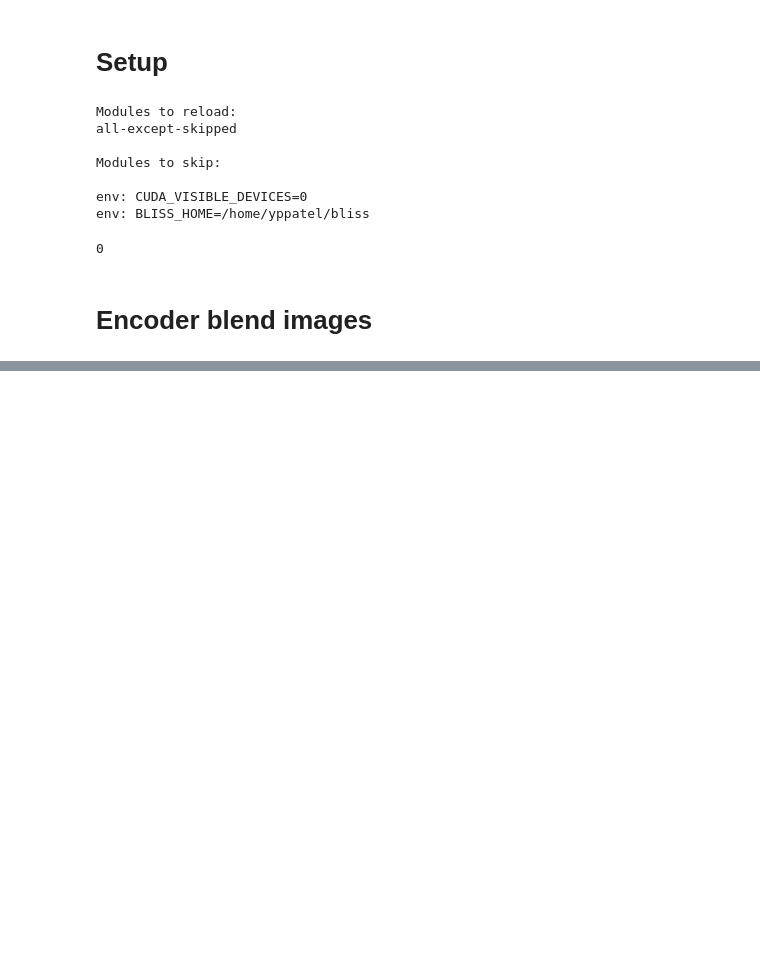
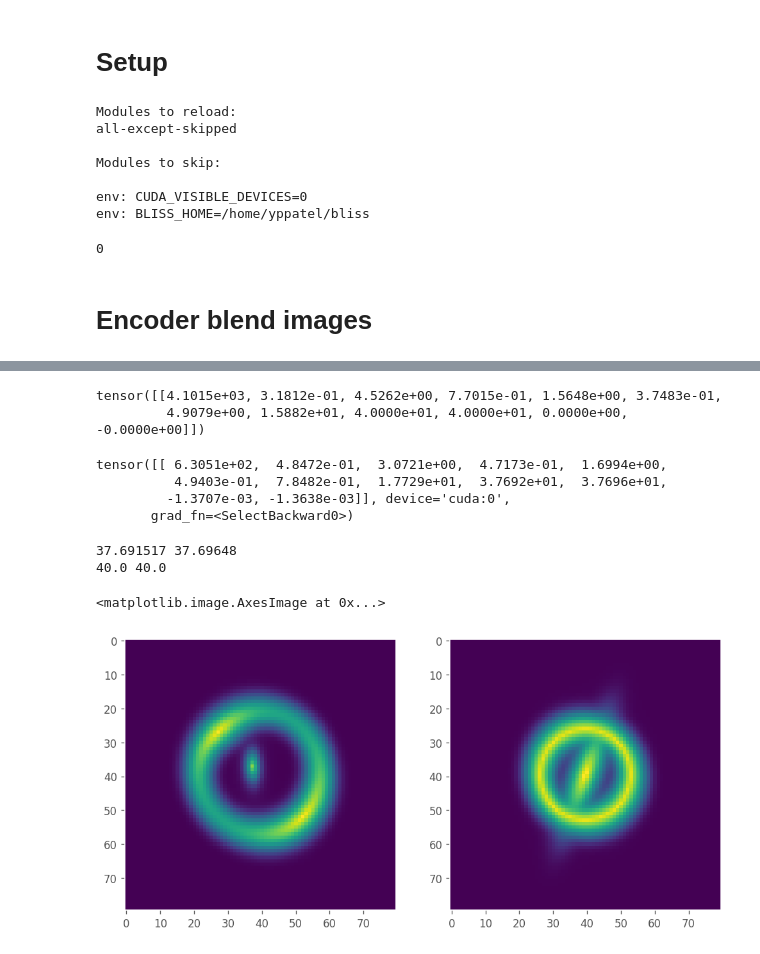
Before and after one commit to yashpatel5400/bliss, a Jupyter notebook: case_studies/substructure/eval.ipynb, the cells around one changed output, grey strips where cells are left out. Drawn from its saved outputs; the diff is of its cells as text; code cells hidden in the pictures; blank space fills up the shorter version.

Commit message:
Add full encoder logic (main deflector)

```diff
--- a/case_studies/substructure/eval.ipynb
+++ b/case_studies/substructure/eval.ipynb
@@ -84,0 +89,54 @@ for i, image_pair in enumerate(zip(images[:8], residuals[:8])):
+# %%
+galaxy_encoder = instantiate(cfg.models.galaxy_encoder).to(device).eval()
+galaxy_encoder.load_state_dict(torch.load(cfg.plots.galaxy_checkpoint, map_location=galaxy_encoder.device))
+
+lens_encoder = instantiate(cfg.models.lens_encoder).to(device).eval()
+lens_encoder.load_state_dict(torch.load(cfg.plots.lens_checkpoint, map_location=lens_encoder.device))
+
+decoder = instantiate(cfg.models.lens_decoder).to(device).eval()
+# %%
+from bliss.catalog import TileCatalog, get_images_in_tiles
+from einops import rearrange
+
+full_true = tile_catalog["global"].cpu().to_full_params()
+image_ptiles = get_images_in_tiles(
+    torch.cat((images, backgrounds), dim=1),
+    80,
+    80,
+)
+image_ptiles = rearrange(image_ptiles, "n nth ntw b h w -> (n nth ntw) b h w")
+locs = rearrange(tile_catalog["global"].locs, "n nth ntw ns hw -> 1 (n nth ntw) ns hw")
+galaxy_params = galaxy_encoder.sample(image_ptiles, locs, deterministic=True)
+lens_params = lens_encoder.sample(image_ptiles, locs, deterministic=True)
+main_deflector_locs = (torch.ones((1, 16, 1, 2)) * 40).to("cuda:0")
+
+main_deflector_params = torch.cat((main_deflector_locs, galaxy_params, full_true["lens_params"].to("cuda:0").unsqueeze(0)), dim=-1)
+true_main_deflector_params = torch.cat((main_deflector_locs, full_true["galaxy_params"].to("cuda:0").unsqueeze(0), full_true["lens_params"].to("cuda:0").unsqueeze(0)), dim=-1)
+
+dummy_subhalos = torch.zeros_like(main_deflector_params)
+# %%
+full_true["lens_params"][4]
+# %% [output]
+tensor([[4.1015e+03, 3.1812e-01, 4.5262e+00, 7.7015e-01, 1.5648e+00, 3.7483e-01,
+         4.9079e+00, 1.5882e+01, 4.0000e+01, 4.0000e+01, 0.0000e+00, -0.0000e+00]])
+# %%
+lens_params[0,4]
+# %% [output]
+tensor([[ 6.3051e+02,  4.8472e-01,  3.0721e+00,  4.7173e-01,  1.6994e+00,
+          4.9403e-01,  7.8482e-01,  1.7729e+01,  3.7692e+01,  3.7696e+01,
+         -1.3707e-03, -1.3638e-03]], device='cuda:0',
+       grad_fn=<SelectBackward0>)
+# %%
+sample_idx = 13
+decoded_img_pred = decoder(main_deflector_params.detach()[:,sample_idx,...], dummy_subhalos.detach()[:,0,...], 80)["global"].cpu().numpy()[0,0,...]
+decoded_img_true = decoder(true_main_deflector_params.detach()[:,sample_idx,...], dummy_subhalos.detach()[:,0,...], 80)["global"].cpu().numpy()[0,0,...]
+
+plt.rcParams["axes.grid"] = False
+fig, axs = plt.subplots(1, 2, figsize=(10, 10), dpi=120)
+axs[0].imshow(np.log(decoded_img_pred + 2))
+axs[1].imshow(np.log(decoded_img_true + 2))
+# %% [output]
+37.691517 37.69648
+40.0 40.0
+<matplotlib.image.AxesImage at 0x...>
+[figure, added]
```
Also changed, not shown: parts of 2 cells of this notebook, 1 other file.
